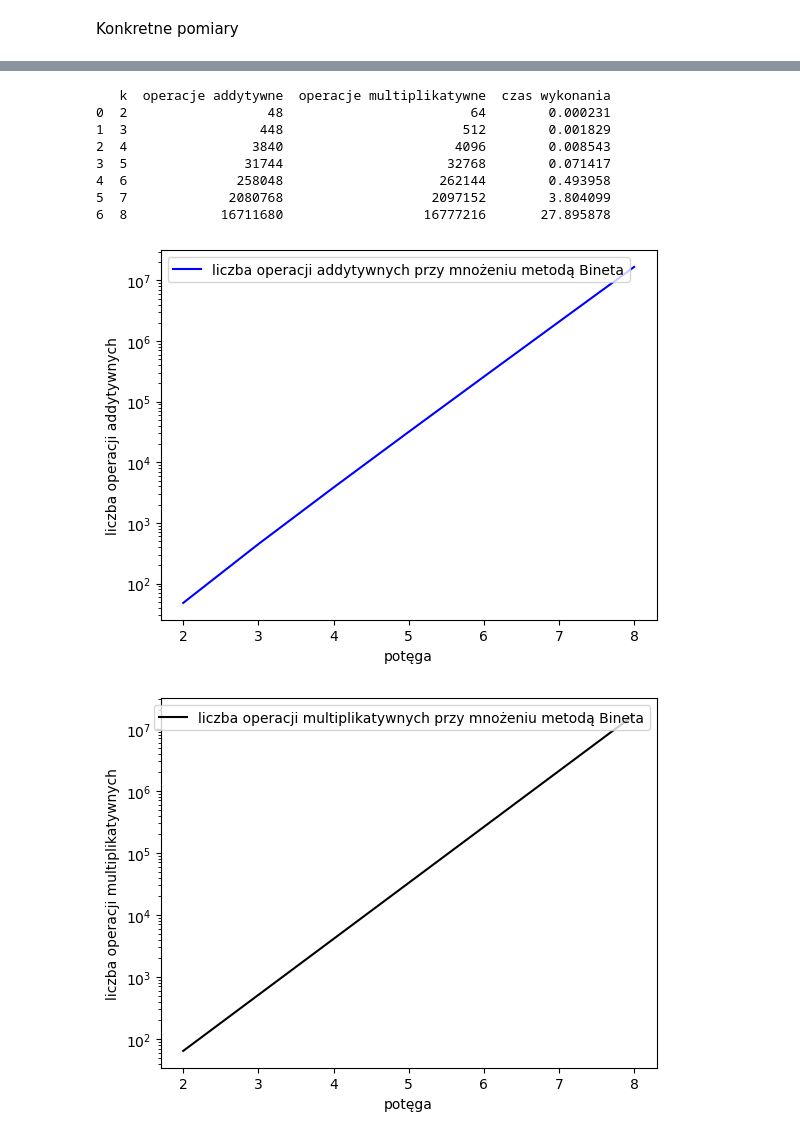
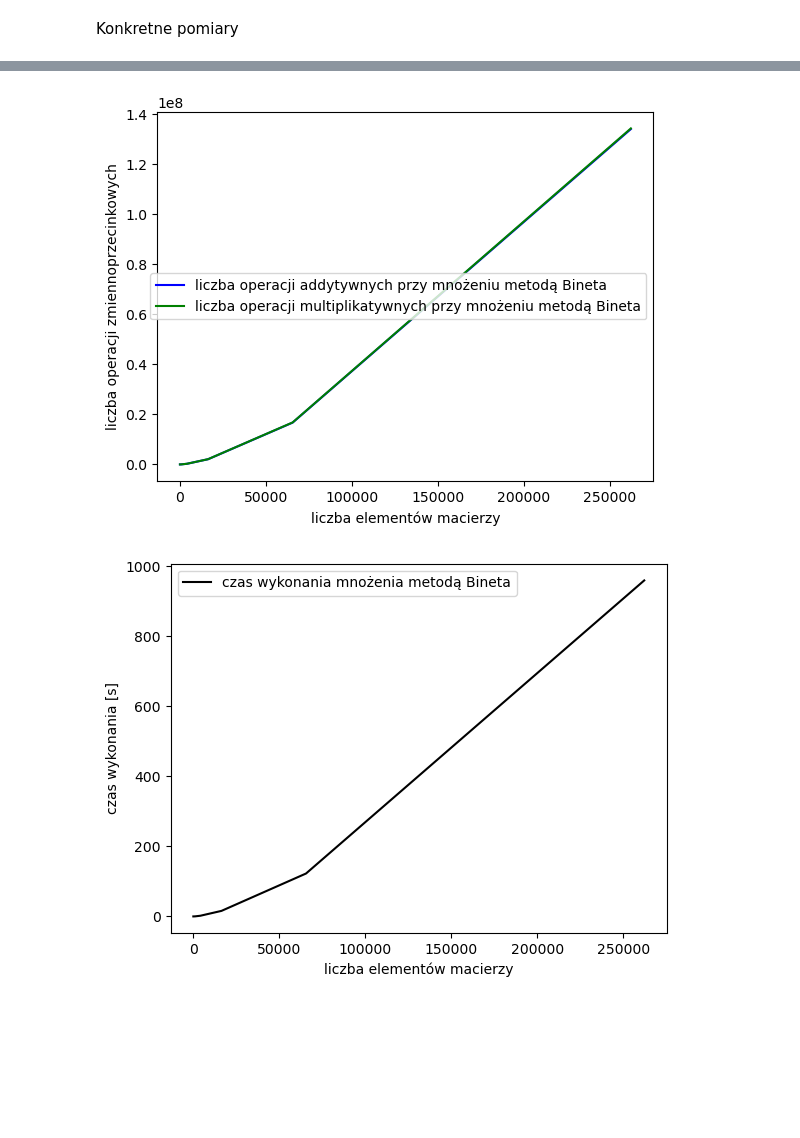
Before and after one commit to puszekjuliuszek/macierzowe, a Jupyter notebook: zestaw1/set_1.ipynb, the cells around one changed output, grey strips where cells are left out. Drawn from its saved outputs; the diff is of its cells as text; code cells hidden in the pictures; blank space fills up the shorter version.

```diff
--- a/zestaw1/set_1.ipynb
+++ b/zestaw1/set_1.ipynb
@@ -43,30 +131,33 @@ def measure_multiplication(name):
 Wizualizacje zebranych danych
 # %%
 def visualise_multiplication(data_frame, name):
-    powers = data_frame["k"]
+    powers = data_frame["rozmiar"]
     add_cnt= data_frame["operacje addytywne"]
     mul_cnt = data_frame["operacje multiplikatywne"]
+    fl_cnt = data_frame["wszystkie operacje zmiennoprzecinkowe"]
     time = data_frame["czas wykonania"]
 
     plt.plot(powers, add_cnt, label = f"liczba operacji addytywnych przy mnożeniu metodą {name}", color="blue")
-    plt.xlabel("potęga")
-    plt.ylabel("liczba operacji addytywnych")
+    plt.plot(powers, mul_cnt, label = f"liczba operacji multiplikatywnych przy mnożeniu metodą {name}", color="green")
+    # plt.plot(powers, fl_cnt, label = f"liczba wszystkich operacji zmiennoprzecinkowych przy mnożeniu metodą {name}", color="red")
+    plt.xlabel("liczba elementów macierzy")
+    plt.ylabel("liczba operacji zmiennoprzecinkowych")
     plt.legend()
-    plt.semilogy()
+    # plt.semilogy()
     plt.show()
 
-    plt.plot(powers, mul_cnt, label = f"liczba operacji multiplikatywnych przy mnożeniu metodą {name}", color="black")
-    plt.xlabel("potęga")
-    plt.ylabel("liczba operacji multiplikatywnych")
-    plt.legend()
-    plt.semilogy()
-    plt.show()
+    # plt.plot(powers, mul_cnt, label = f"liczba operacji multiplikatywnych przy mnożeniu metodą {name}", color="black")
+    # plt.xlabel("potęga")
+    # plt.ylabel("liczba operacji multiplikatywnych")
+    # plt.legend()
+    # plt.semilogy()
+    # plt.show()
 
     plt.plot(powers, time, label = f"czas wykonania mnożenia metodą {name}", color="black")
-    plt.xlabel("potęga")
-    plt.ylabel("czas wykonania")
+    plt.xlabel("liczba elementów macierzy")
+    plt.ylabel("czas wykonania [s]")
     plt.legend()
-    plt.semilogy()
+    # plt.semilogy()
     plt.show()
 # %%
 def show_plot(binet_df, strassen_df, ai_df, name, ylabel):
@@ -98,3 +193,15 @@ def compare_dataframes(binet_df, strassen_df, ai_df):
     show_plot(binet_df, strassen_df, ai_df,name, ylabel)
+# %%
+def add_mat_size(df):
+    powers = df["k"]
+    add = df["operacje addytywne"]
+    mul = df["operacje multiplikatywne"]
+    all =  df["wszystkie operacje zmiennoprzecinkowe"]
+    time =  df["czas wykonania"]
+    results = []
+    for i in range(len(powers)):
+        results.append([powers[i], (2**powers[i])**2, add[i], mul[i], all[i], time[i]])
+    df = pd.DataFrame(results, columns=["k","rozmiar", "operacje addytywne", "operacje multiplikatywne","wszystkie operacje zmiennoprzecinkowe", "czas wykonania"])
+    return df
 # %% [markdown]
 Konkretne pomiary
@@ -101,15 +231,6 @@ Konkretne pomiary
 # %%
-binet_df = measure_multiplication(binet_mat_mul)
-print(binet_df)
+binet_df = add_mat_size(binet_df)
 visualise_multiplication(binet_df, "Bineta")
 # %% [output]
-   k  operacje addytywne  operacje multiplikatywne  czas wykonania
-0  2                  48                        64        0.000231
-1  3                 448                       512        0.001829
-2  4                3840                      4096        0.008543
-3  5               31744                     32768        0.071417
-4  6              258048                    262144        0.493958
-5  7             2080768                   2097152        3.804099
-6  8            16711680                  16777216       27.895878
-[figure, old version]
+[figure, new version]
-[figure, old version]
+[figure, new version]
```
Also changed, not shown: parts of 28 cells of this notebook, 4 other files.
